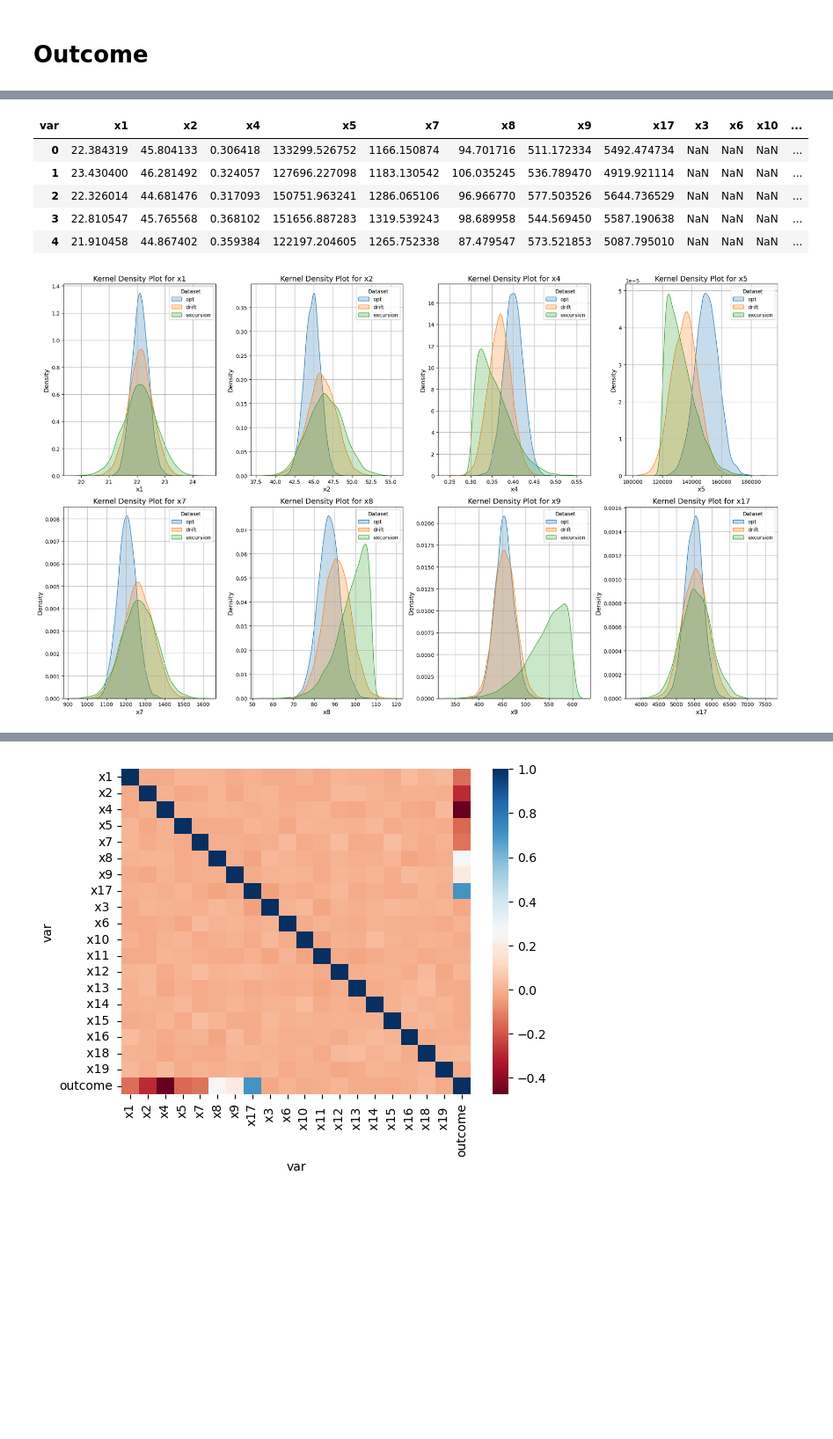
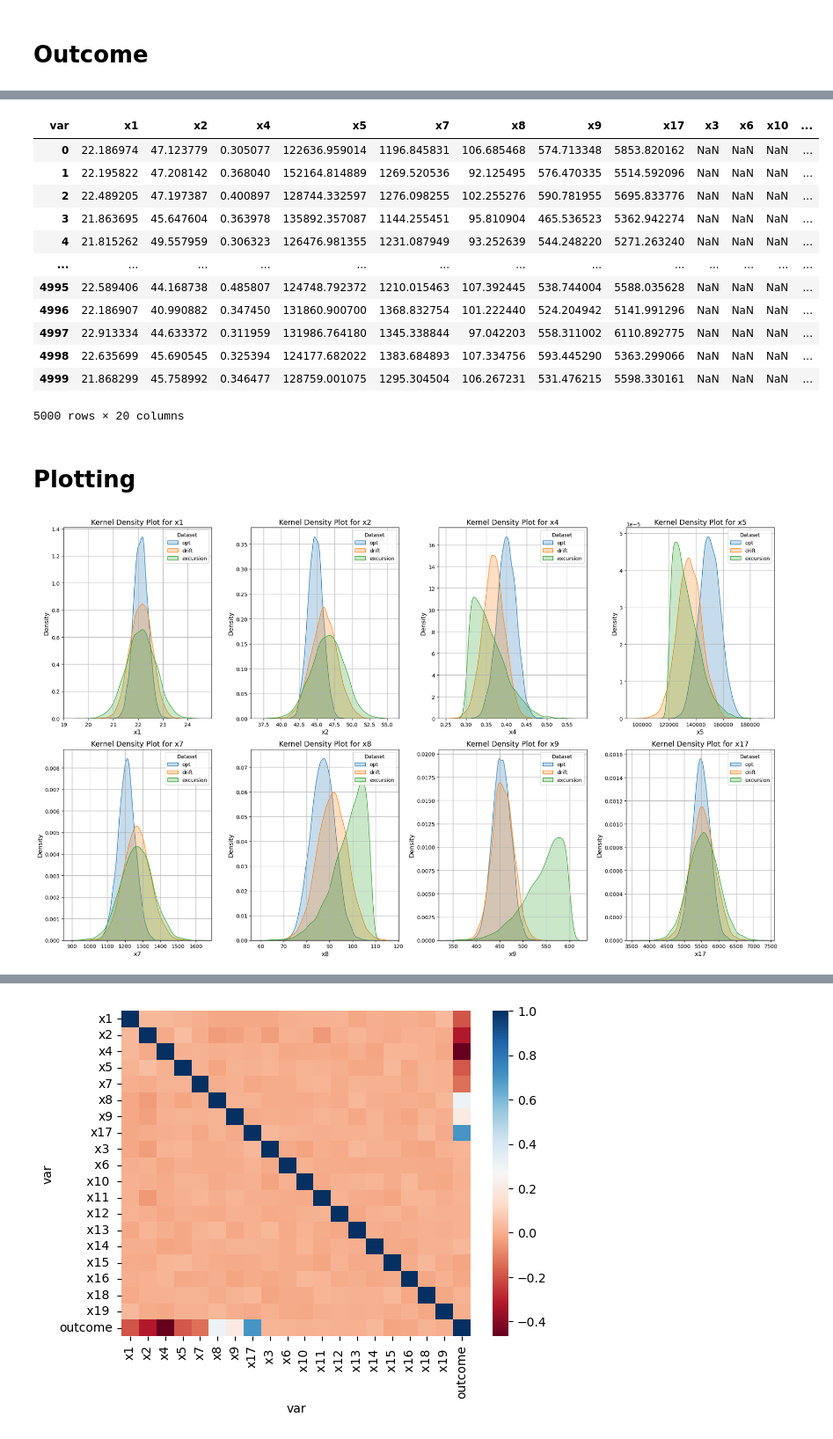
Before and after one commit to hritiksauw199/Nanomatter-Motionlab, a Jupyter notebook: data_generate code.ipynb, the cells around one changed output, grey strips where cells are left out. Shown at 88% size. Saved outputs shown, nothing was run; the diff lists cells and outputs as text; code cells hidden in the pictures; blank space fills up the shorter version.

```diff
--- a/data_generate code.ipynb
+++ b/data_generate code.ipynb
@@ -37,8 +43,8 @@ def generate_normal_data(mean, std_dev, size=5000, seed=None):
 def generate_skewed_normal_data(mean, std_dev, skew, size=5000, seed=None):
     return skewnorm.rvs(skew, loc=mean, scale=std_dev, size=size)
 # %%
-datasets = {}
-skew_params = {
+datasets = {} # dict to store the generated number
+skew_variables = {
     "x4": 200,
     "x5": 200,
     "x8": -100,
@@ -48,9 +54,9 @@ skew_params = {
 for data_name in ["opt", "drift", "excursion"]:
     rows = []
     for var, mean, sig in zip(setpt['var'], setpt[f'{data_name}_mean'], setpt[f'{data_name}_sig']):
-        if data_name == "excursion" and var in skew_params:
+        if data_name == "excursion" and var in skew_variables:
             # Generate skewed data for the specified variables (x4, x5, x8, x9)
-            skew = skew_params[var]
+            skew = skew_variables[var]
             rows.append(generate_skewed_normal_data(mean=mean, std_dev=sig, skew=skew, size=5000, seed=42))
         else:
             # Generate normal data for other variables
@@ -98,26 +122,32 @@ drift_data.head()
 # %%
-exc_data.head()
+exc_data
 # %% [output]
 | var | x1 | x2 | x4 | x5 | x7 | x8 | x9 | x17 | x3 | x6 | x10 | ... |
-| 0 | 22.384319 | 45.804133 | 0.306418 | 133299.526752 | 1166.150874 | 94.701716 | 511.172334 | 5492.474734 | NaN | NaN | NaN | ... |
-| 1 | 23.430400 | 46.281492 | 0.324057 | 127696.227098 | 1183.130542 | 106.035245 | 536.789470 | 4919.921114 | NaN | NaN | NaN | ... |
-| 2 | 22.326014 | 44.681476 | 0.317093 | 150751.963241 | 1286.065106 | 96.966770 | 577.503526 | 5644.736529 | NaN | NaN | NaN | ... |
-| 3 | 22.810547 | 45.765568 | 0.368102 | 151656.887283 | 1319.539243 | 98.689958 | 544.569450 | 5587.190638 | NaN | NaN | NaN | ... |
-| 4 | 21.910458 | 44.867402 | 0.359384 | 122197.204605 | 1265.752338 | 87.479547 | 573.521853 | 5087.795010 | NaN | NaN | NaN | ... |
+| 0 | 22.186974 | 47.123779 | 0.305077 | 122636.959014 | 1196.845831 | 106.685468 | 574.713348 | 5853.820162 | NaN | NaN | NaN | ... |
+| 1 | 22.195822 | 47.208142 | 0.368040 | 152164.814889 | 1269.520536 | 92.125495 | 576.470335 | 5514.592096 | NaN | NaN | NaN | ... |
+| 2 | 22.489205 | 47.197387 | 0.400897 | 128744.332597 | 1276.098255 | 102.255276 | 590.781955 | 5695.833776 | NaN | NaN | NaN | ... |
+| 3 | 21.863695 | 45.647604 | 0.363978 | 135892.357087 | 1144.255451 | 95.810904 | 465.536523 | 5362.942274 | NaN | NaN | NaN | ... |
+| 4 | 21.815262 | 49.557959 | 0.306323 | 126476.981355 | 1231.087949 | 93.252639 | 544.248220 | 5271.263240 | NaN | NaN | NaN | ... |
+| ... | ... | ... | ... | ... | ... | ... | ... | ... | ... | ... | ... | ... |
+| 4995 | 22.589406 | 44.168738 | 0.485807 | 124748.792372 | 1210.015463 | 107.392445 | 538.744004 | 5588.035628 | NaN | NaN | NaN | ... |
+| 4996 | 22.186907 | 40.990882 | 0.347450 | 131860.900700 | 1368.832754 | 101.222440 | 524.204942 | 5141.991296 | NaN | NaN | NaN | ... |
+| 4997 | 22.913334 | 44.633372 | 0.311959 | 131986.764180 | 1345.338844 | 97.042203 | 558.311002 | 6110.892775 | NaN | NaN | NaN | ... |
+| 4998 | 22.635699 | 45.690545 | 0.325394 | 124177.682022 | 1383.684893 | 107.334756 | 593.445290 | 5363.299066 | NaN | NaN | NaN | ... |
+| 4999 | 21.868299 | 45.758992 | 0.346477 | 128759.001075 | 1295.304504 | 106.267231 | 531.476215 | 5598.330161 | NaN | NaN | NaN | ... |
+5000 rows × 20 columns
 # %%
 opt_data.to_csv("data/opt_data.csv", index=None)
 drift_data.to_csv("data/drift_data.csv", index=None)
 exc_data.to_csv("data/excursion_data.csv", index=None)
+# %% [markdown]
+# Plotting
 # %%
-# Define the variables to be plotted
 selected_variables = ['x1', 'x2', 'x4', 'x5', 'x7', 'x8', 'x9', 'x17']
 
-# Define the plots per row for the selected variables
 plots_per_row = 4
 num_variables = len(selected_variables)
 num_rows = (num_variables + plots_per_row - 1) // plots_per_row
 
-# Create the figure for the variable plots
 fig, axes = plt.subplots(num_rows, plots_per_row, figsize=(20, 6 * num_rows))
 axes = axes.flatten()
 
@@ -139,7 +169,7 @@ for j in range(len(selected_variables), len(axes)):
 plt.tight_layout()
 plt.show()
 # %% [output]
-[figure, old version]
+[figure, new version]
 # %%
 plt.figure(figsize=(7, 5))
 
```
Also changed, not shown: parts of 9 cells of this notebook, 3 other files.
